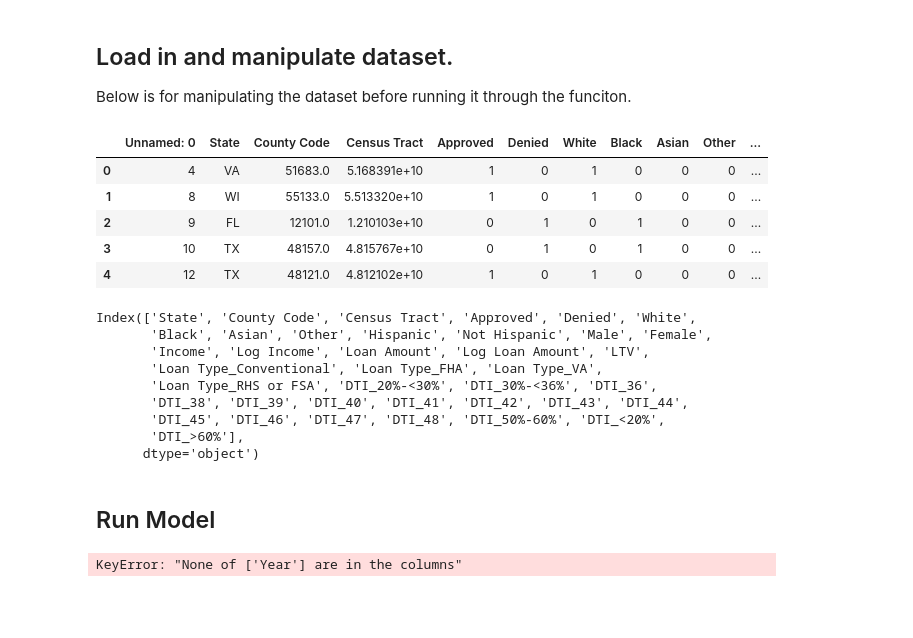
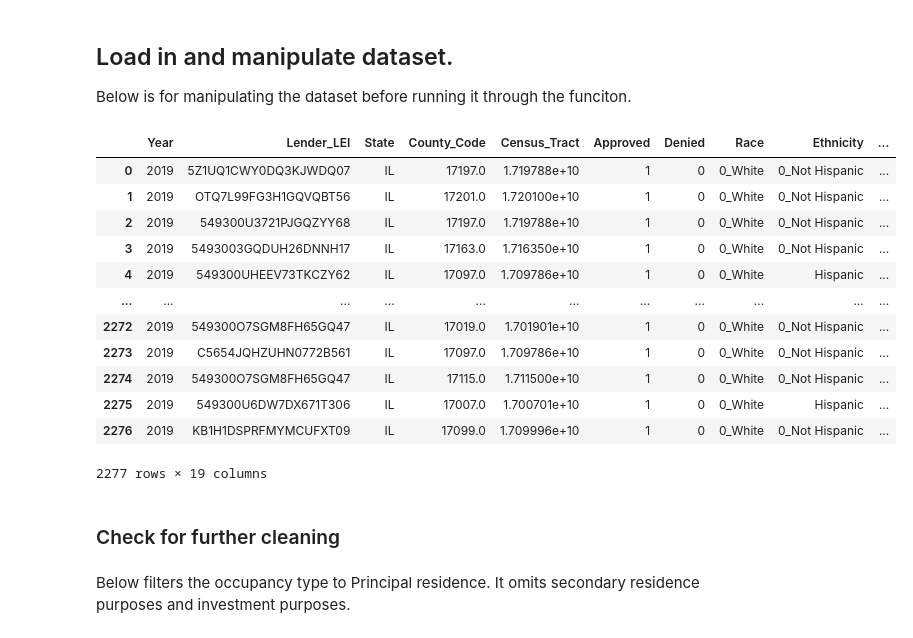
Before and after one commit to RayCarpenterIII/Measuring-Race-Ethnicity-and-Gender-Gaps-in-Mortgage-Approvals, a Jupyter notebook: HMDA Linear Probability Model v.02.ipynb, the cells around one changed output. Cells and saved outputs as stored; diff of their text form; code cells hidden in the pictures; blank space fills up the shorter version.

```diff
--- a/HMDA Linear Probability Model v.02.ipynb
+++ b/HMDA Linear Probability Model v.02.ipynb
@@ -82,13 +86,20 @@ print("GPU is", "available" if gpu else "NOT AVAILABLE")
 Below is for manipulating the dataset before running it through the funciton.
 # %%
 # Load in HMDA Data
-HMDA_clean_file_location = r'2019 HMDA Clean Sample.csv'
-HMDA_clean = pd.read_csv(HMDA_clean_file_location)
-HMDA_clean.head()
+HMDA_clean_file_location = r'2019 HMDA Clean IL SAMPLE.csv'
+HMDA_clean_0 = pd.read_csv(HMDA_clean_file_location)
+HMDA_clean_0
 # %% [output]
-|  | Unnamed: 0 | State | County Code | Census Tract | Approved | Denied | White | Black | Asian | Other | ... |
-| 0 | 4 | VA | 51683.0 | 5.168391e+10 | 1 | 0 | 1 | 0 | 0 | 0 | ... |
-| 1 | 8 | WI | 55133.0 | 5.513320e+10 | 1 | 0 | 1 | 0 | 0 | 0 | ... |
-| 2 | 9 | FL | 12101.0 | 1.210103e+10 | 0 | 1 | 0 | 1 | 0 | 0 | ... |
-| 3 | 10 | TX | 48157.0 | 4.815767e+10 | 0 | 1 | 0 | 1 | 0 | 0 | ... |
-| 4 | 12 | TX | 48121.0 | 4.812102e+10 | 1 | 0 | 1 | 0 | 0 | 0 | ... |
+|  | Year | Lender_LEI | State | County_Code | Census_Tract | Approved | Denied | Race | Ethnicity | ... |
+| 0 | 2019 | 5Z1UQ1CWY0DQ3KJWDQ07 | IL | 17197.0 | 1.719788e+10 | 1 | 0 | 0_White | 0_Not Hispanic | ... |
+| 1 | 2019 | OTQ7L99FG3H1GQVQBT56 | IL | 17201.0 | 1.720100e+10 | 1 | 0 | 0_White | 0_Not Hispanic | ... |
+| 2 | 2019 | 549300U3721PJGQZYY68 | IL | 17197.0 | 1.719788e+10 | 1 | 0 | 0_White | 0_Not Hispanic | ... |
+| 3 | 2019 | 5493003GQDUH26DNNH17 | IL | 17163.0 | 1.716350e+10 | 1 | 0 | 0_White | 0_Not Hispanic | ... |
+| 4 | 2019 | 549300UHEEV73TKCZY62 | IL | 17097.0 | 1.709786e+10 | 1 | 0 | 0_White | Hispanic | ... |
+| ... | ... | ... | ... | ... | ... | ... | ... | ... | ... | ... |
+| 2272 | 2019 | 549300O7SGM8FH65GQ47 | IL | 17019.0 | 1.701901e+10 | 1 | 0 | 0_White | 0_Not Hispanic | ... |
+| 2273 | 2019 | C5654JQHZUHN0772B561 | IL | 17097.0 | 1.709786e+10 | 1 | 0 | 0_White | 0_Not Hispanic | ... |
+| 2274 | 2019 | 549300O7SGM8FH65GQ47 | IL | 17115.0 | 1.711500e+10 | 1 | 0 | 0_White | 0_Not Hispanic | ... |
+| 2275 | 2019 | 549300U6DW7DX671T306 | IL | 17007.0 | 1.700701e+10 | 1 | 0 | 0_White | Hispanic | ... |
+| 2276 | 2019 | KB1H1DSPRFMYMCUFXT09 | IL | 17099.0 | 1.709996e+10 | 1 | 0 | 0_White | 0_Not Hispanic | ... |
+2277 rows × 19 columns
@@ -97,28 +106,4 @@ HMDA_clean.head()
 # %%
-HMDA_clean.columns
+#HMDA_clean.columns
-# %% [output]
-Index(['State', 'County Code', 'Census Tract', 'Approved', 'Denied', 'White',
-       'Black', 'Asian', 'Other', 'Hispanic', 'Not Hispanic', 'Male', 'Female',
-       'Income', 'Log Income', 'Loan Amount', 'Log Loan Amount', 'LTV',
-       'Loan Type_Conventional', 'Loan Type_FHA', 'Loan Type_VA',
-       'Loan Type_RHS or FSA', 'DTI_20%-<30%', 'DTI_30%-<36%', 'DTI_36',
-       'DTI_38', 'DTI_39', 'DTI_40', 'DTI_41', 'DTI_42', 'DTI_43', 'DTI_44',
-       'DTI_45', 'DTI_46', 'DTI_47', 'DTI_48', 'DTI_50%-60%', 'DTI_<20%',
-       'DTI_>60%'],
-      dtype='object')
 # %% [markdown]
-## Run Model
+### Check for further cleaning
-# %%
-data = HMDA_clean.set_index(['County Code', 'Year'])
-exogenous_variables = sm.add_constant(HMDA_clean[['White','Black', 'Asian', 'Other',
-                'Hispanic', 'Not Hispanic',
-                'Male', 'Female',
-                'Log Income', 'Log Loan Amount', 'LTV',
-                'DTI_20%-<30%', 'DTI_30%-<36%', 'DTI_36','DTI_38',
-                'DTI_39', 'DTI_40', 'DTI_41', 'DTI_42', 'DTI_43', 'DTI_44','DTI_45',\
-                'DTI_46', 'DTI_47', 'DTI_48', 'DTI_50%-60%', 'DTI_<20%','DTI_>60%']])
-dependent_variable = HMDA_clean['Approved']
-model = PanelOLS(dependent_variable, exogenous_variables, entity_effects = True).fit()
-model
-# %% [output]
-KeyError: "None of ['Year'] are in the columns"
@@ -124,0 +118,2 @@ KeyError: "None of ['Year'] are in the columns"
+# %% [markdown]
+Below filters the occupancy type to Principal residence. It omits secondary residence purposes and investment purposes.
```
Also changed, not shown: parts of 23 cells of this notebook, 6 other files.
